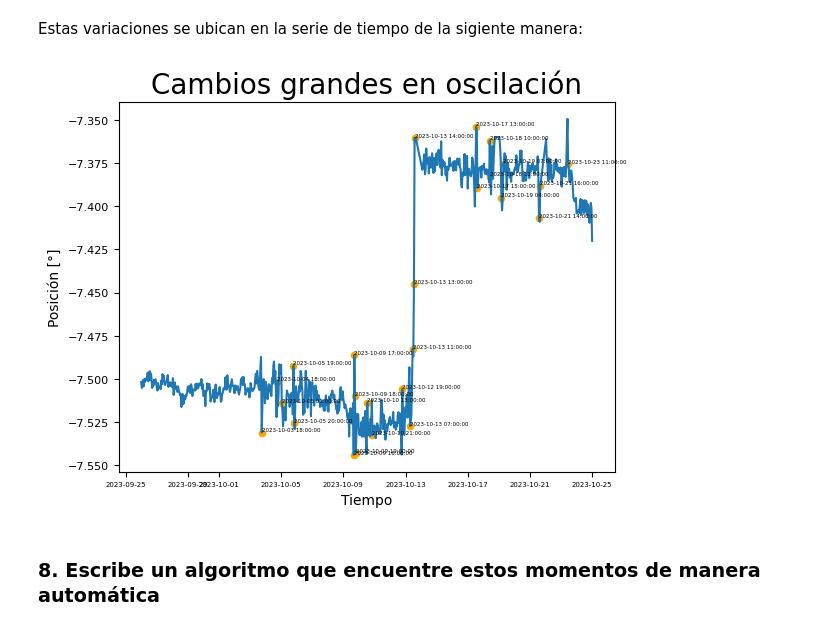
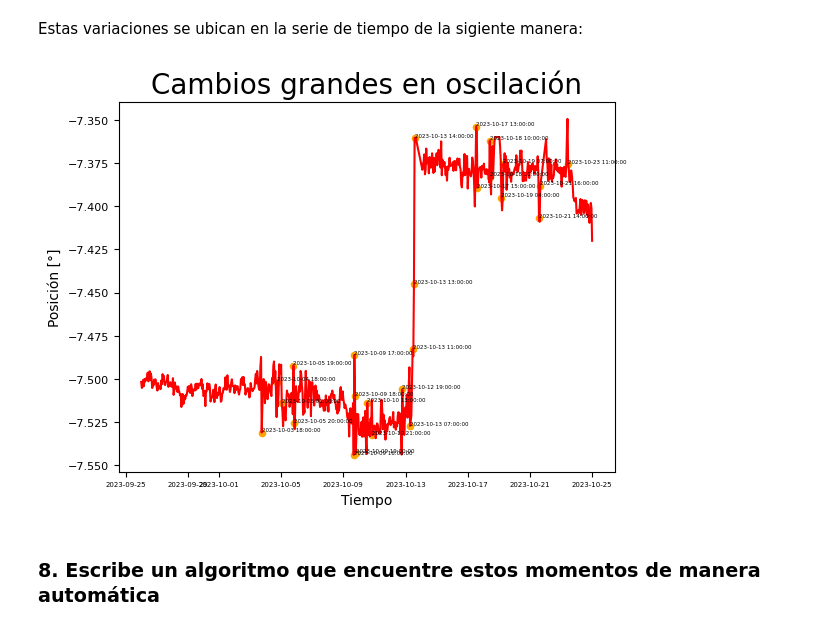
Before and after one commit to jdg16/solucion_giraldo_jupyter, a Jupyter notebook: prueba.ipynb, the cells around one changed output. Cells and saved outputs as stored; diff of their text form; code cells hidden in the pictures.

```diff
--- a/prueba.ipynb
+++ b/prueba.ipynb
@@ -255,15 +286,20 @@ Para esta parte de la prueba se procede a calcular la diferencia entre los valor
 
 - Para calcular las diferencias se usa la función .diff()
 # %%
-# Calculo de diferencia entre los valores sucesivos de Posición (se añade columna llamada Cambio_posicion)
+# Calculo de diferencia entre los valores sucesivos de Posición (se añade
+# columna llamada Cambio_posicion)
 df_acelero["Cambio_Posicion"] = Posicion.diff()
 print(df_acelero)
+
 # Encontrar el mayor cambio absoluto y la fecha en la que ocurrió
-mayor_cambio = (
-    df_acelero["Cambio_Posicion"].abs().max().round(4)
-)  # Se halla el valor más alto de las diferencias con valor absoluto el cual definira el mayor cambio
-idx_mayor_cambio = df_acelero["Cambio_Posicion"].abs().idxmax()
+cambio_posicion_absoluta = df_acelero["Cambio_Posicion"].abs()
+
+# Se halla el valor más alto de las diferencias con valor absoluto el cual definira el mayor cambio
+mayor_cambio = cambio_posicion_absoluta.max().round(4)
+
+idx_mayor_cambio = cambio_posicion_absoluta.idxmax()
 fecha_mayor_cambio = Tiempo.loc[idx_mayor_cambio]
+
 print(
     f"Mayor cambio de Posición (absoluto): {mayor_cambio} Fecha:  {fecha_mayor_cambio}"
 )
@@ -328,7 +368,7 @@ Como se logra observar en el histograma, las diferencias se encuentran entre val
 # %%
 umbral = 0.02
 cambios_mayores = df_acelero[
-    data > umbral
+    cambio_posicion_absoluta > umbral
 ]
 print(cambios_mayores)
 # %% [output]
@@ -353,40 +393,41 @@ print(cambios_mayores)
 Estas variaciones se ubican en la serie de tiempo de la sigiente manera:
 # %%
 plt.plot(
-    Tiempo,
-    Posicion,
-)  # Eje x "Tiempo", eje y "Posición"
-plt.title(
-    "Cambios grandes en oscilación", fontsize=20
-)  # Asignación de titulo al gráfico
-plt.xlabel("Tiempo")  # Etiqueta del eje x
-plt.ylabel("Posición [°]")  # Etiqueta del eje y
-plt.xticks(fontsize=5)  # Tamaño de letra rangos en eje x
-plt.yticks(fontsize=8)  # Tamaño de letra rangos en eje y
+    Tiempo,        # Eje x "Tiempo"
+    Posicion,      # Eje y "Posición"
+    color="red",
+    label=f"Señal",
+)
+plt.title("Cambios grandes en oscilación", fontsize=20)  # Asignación de titulo al gráfico
+plt.xlabel("Tiempo")                                     # Etiqueta del eje x
+plt.ylabel("Posición [°]")                               # Etiqueta del eje y
+plt.xticks(fontsize=5)                                   # Tamaño de letra rangos en eje x
+plt.yticks(fontsize=8)                                   # Tamaño de letra rangos en eje y
+
 # Se procede a graficar los puntos de grandes cambios
 plt.scatter(
     cambios_mayores[
         "Fecha"
-    ],  # Coordenada en x represent la fecha en la que se produce un cambio grande
+    ],  # Coordenada en x representa la fecha en la que se produce un cambio grande
     cambios_mayores[
         "Posición"
     ],  # Coordenada en y representa la posición en la que se produce un cambio grande
     color="orange",
     s=20,
 )
 # Se requiere iterar para cada uno de los cambios mayores
 for i, row in cambios_mayores.iterrows():
     plt.text(
         row["Fecha"],
         row["Posición"],
         row["Fecha"].strftime("%Y-%m-%d %H:%M:%S"),
         fontsize=4,
         ha="left",
         va="bottom",
         color="black",
     )
 # %% [output]
-[figure, old version]
+[figure, new version]
 # %% [markdown]
 ### 8. Escribe un algoritmo que encuentre estos momentos de manera automática
 # %%
```
Also changed, not shown: parts of 19 cells of this notebook.
